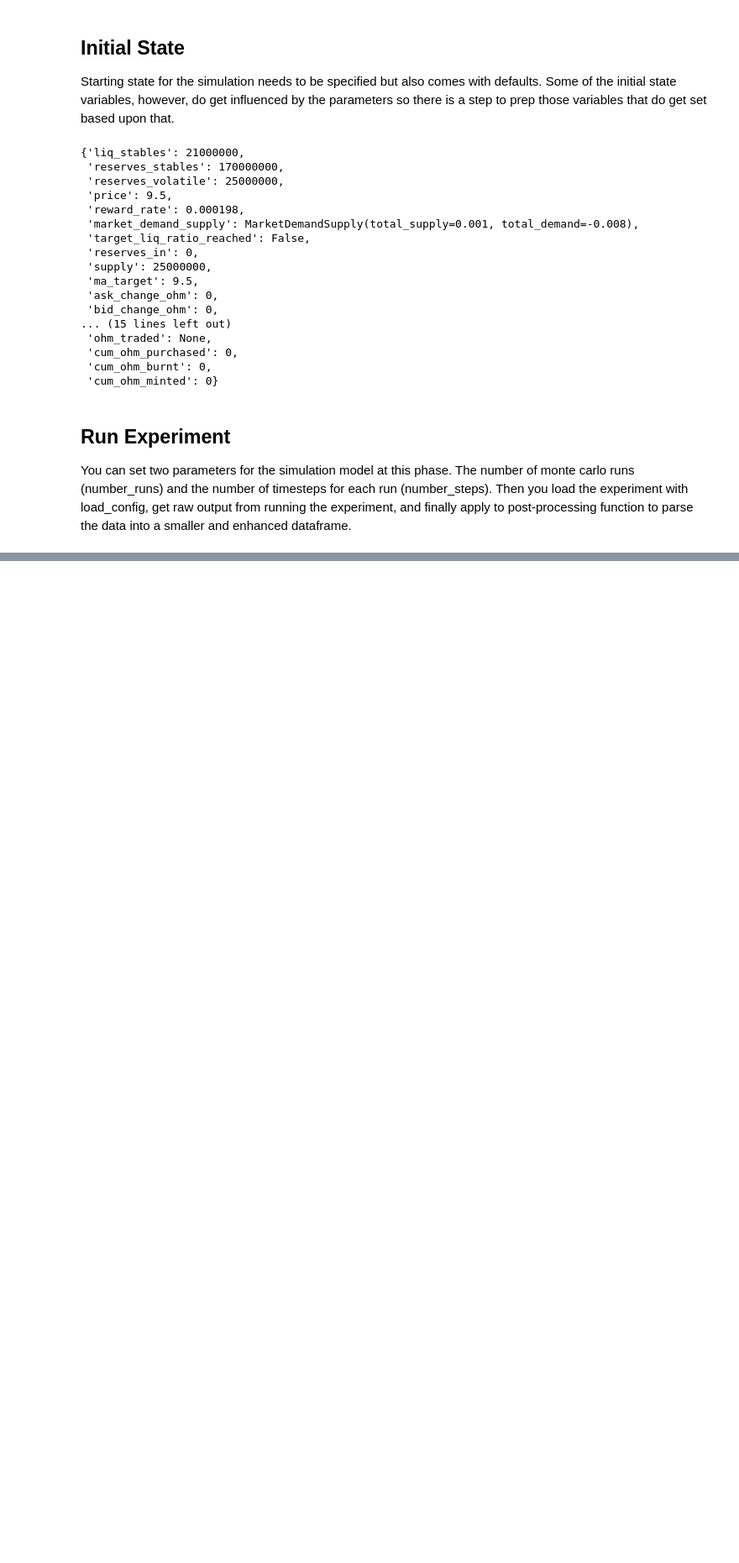
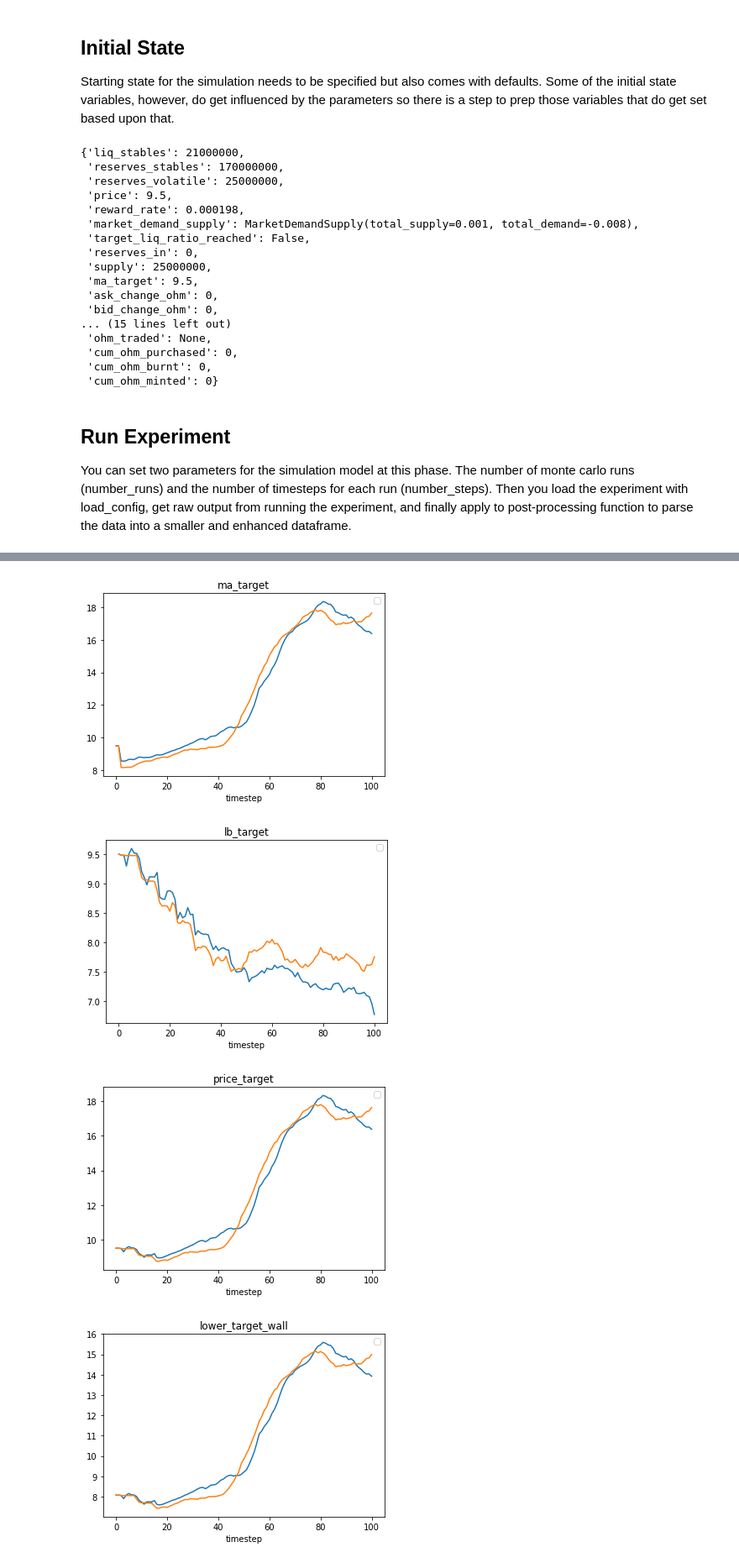
Before and after one commit to OlympusDAO/olympus-digital-twin, a Jupyter notebook: Example.ipynb, the cells around one changed output, grey strips where cells are left out. Shown at 84% size. Drawn from its saved outputs; the diff is of its cells as text; code cells hidden in the pictures; blank space fills up the shorter version.

```diff
--- a/Example.ipynb
+++ b/Example.ipynb
@@ -124,0 +144,8 @@ AssertionError:
+# %%
+plot_all_sims([ "ma_target", "lb_target","price_target","lower_target_wall","lower_target_cushion",
+           "natural_price"], df)
+# %% [output]
+[figure, added]
+[figure, added]
+[figure, added]
+[figure, added]
```
Also changed, not shown: parts of 6 cells of this notebook, 1 other file.
